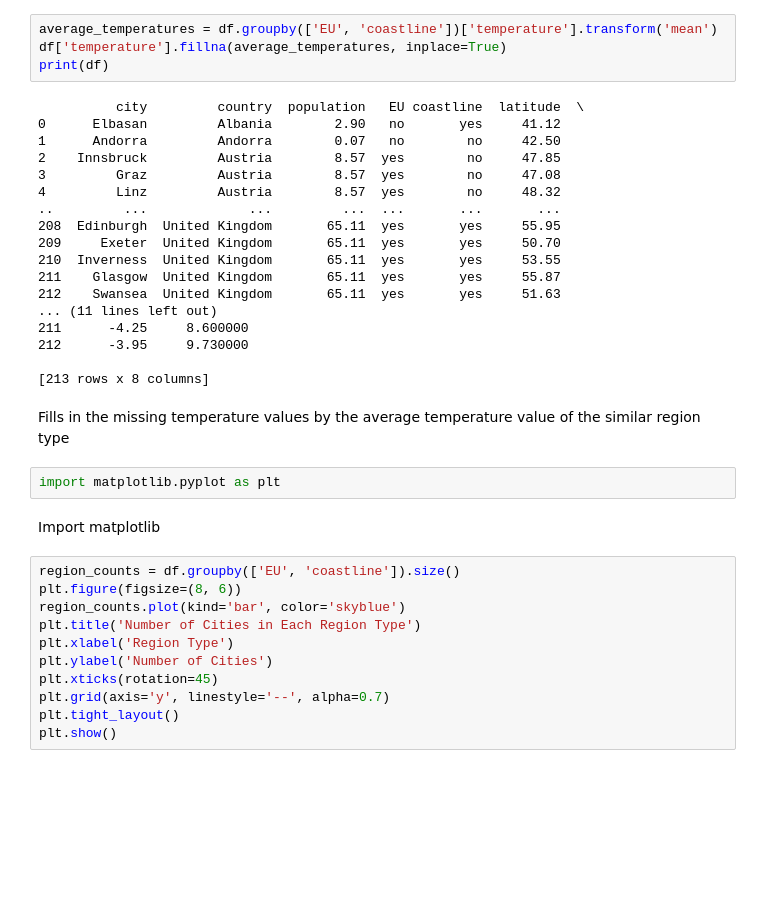
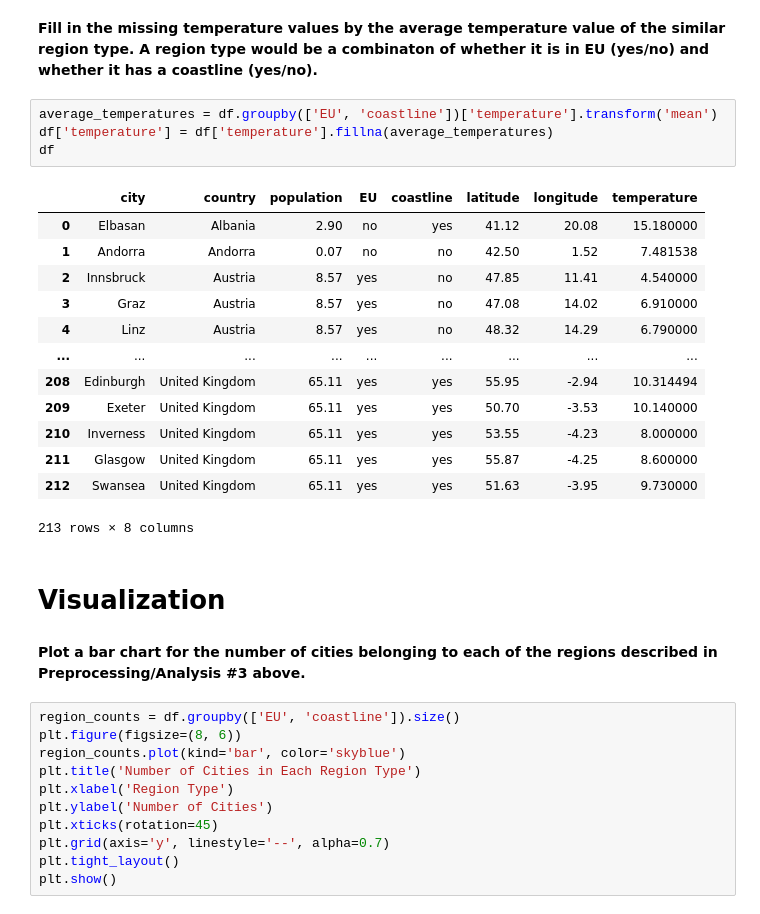
Before and after one commit to Benyaminwasnthere/-Assignment3, a Jupyter notebook: eucities_temps.ipynb, the cells around one changed output. Cells and saved outputs as stored; diff of their text form; blank space fills up the shorter version.

```diff
--- a/eucities_temps.ipynb
+++ b/eucities_temps.ipynb
@@ -73,31 +57,27 @@ and Max countries outputs only countries with max cities
+# %% [markdown]
+**Fill in the missing temperature values by the average temperature value of the similar region type. A region type would be a combinaton of whether it is in EU (yes/no) and whether it has a coastline (yes/no).**
 # %%
 average_temperatures = df.groupby(['EU', 'coastline'])['temperature'].transform('mean')
-df['temperature'].fillna(average_temperatures, inplace=True)
-print(df)
+df['temperature'] = df['temperature'].fillna(average_temperatures)
+df
 # %% [output]
+|  | city | country | population | EU | coastline | latitude | longitude | temperature |
+| 0 | Elbasan | Albania | 2.90 | no | yes | 41.12 | 20.08 | 15.180000 |
+| 1 | Andorra | Andorra | 0.07 | no | no | 42.50 | 1.52 | 7.481538 |
+| 2 | Innsbruck | Austria | 8.57 | yes | no | 47.85 | 11.41 | 4.540000 |
+| 3 | Graz | Austria | 8.57 | yes | no | 47.08 | 14.02 | 6.910000 |
+| 4 | Linz | Austria | 8.57 | yes | no | 48.32 | 14.29 | 6.790000 |
+| ... | ... | ... | ... | ... | ... | ... | ... | ... |
+| 208 | Edinburgh | United Kingdom | 65.11 | yes | yes | 55.95 | -2.94 | 10.314494 |
+| 209 | Exeter | United Kingdom | 65.11 | yes | yes | 50.70 | -3.53 | 10.140000 |
+| 210 | Inverness | United Kingdom | 65.11 | yes | yes | 53.55 | -4.23 | 8.000000 |
+| 211 | Glasgow | United Kingdom | 65.11 | yes | yes | 55.87 | -4.25 | 8.600000 |
+| 212 | Swansea | United Kingdom | 65.11 | yes | yes | 51.63 | -3.95 | 9.730000 |
-          city         country  population   EU coastline  latitude  \
-0      Elbasan         Albania        2.90   no       yes     41.12
-1      Andorra         Andorra        0.07   no        no     42.50
-2    Innsbruck         Austria        8.57  yes        no     47.85
-3         Graz         Austria        8.57  yes        no     47.08
-4         Linz         Austria        8.57  yes        no     48.32
-..         ...             ...         ...  ...       ...       ...
-208  Edinburgh  United Kingdom       65.11  yes       yes     55.95
-209     Exeter  United Kingdom       65.11  yes       yes     50.70
-210  Inverness  United Kingdom       65.11  yes       yes     53.55
-211    Glasgow  United Kingdom       65.11  yes       yes     55.87
-212    Swansea  United Kingdom       65.11  yes       yes     51.63
-... (11 lines left out)
-211      -4.25     8.600000
-212      -3.95     9.730000
-
-[213 rows x 8 columns]
+213 rows × 8 columns
-# %% [markdown]
-Fills in the missing temperature values by the average temperature value of the similar region type
-# %%
-import matplotlib.pyplot as plt
-# %% [markdown]
-Import matplotlib
+# %% [markdown]
+# Visualization
+# %% [markdown]
+**Plot a bar chart for the number of cities belonging to each of the regions described in Preprocessing/Analysis #3 above.**
 # %%
 region_counts = df.groupby(['EU', 'coastline']).size()
 plt.figure(figsize=(8, 6))
```
Also changed, not shown: parts of 19 cells of this notebook.
